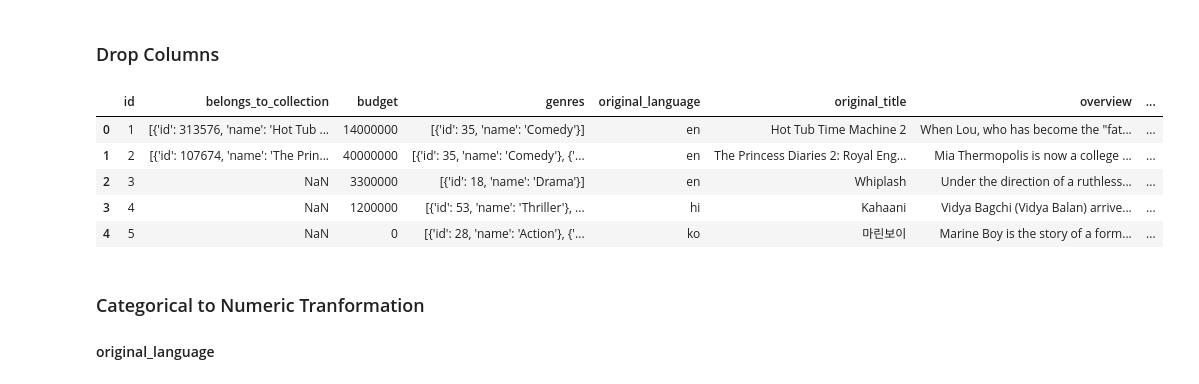
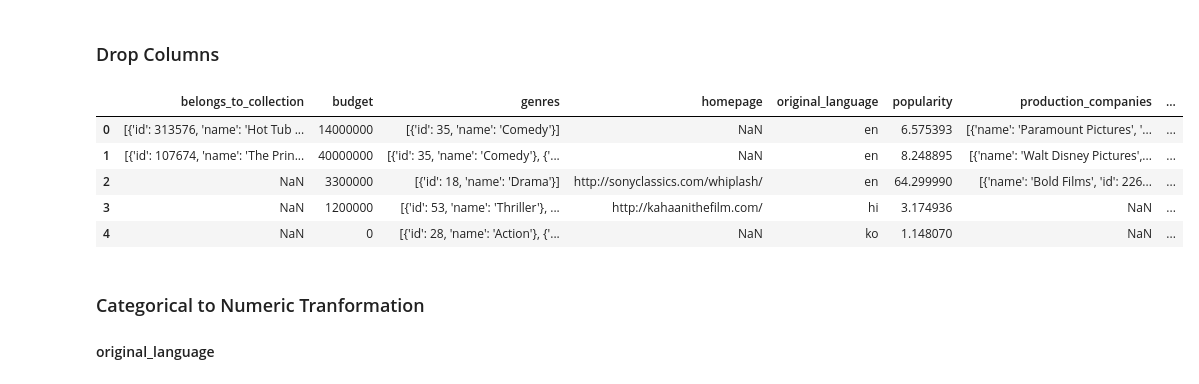
Before and after one commit to delf1/comp4211-project, a Jupyter notebook: code/COMP4211 Project.ipynb, the cells around one changed output. Cells and saved outputs as stored; diff of their text form; code cells hidden in the pictures.

```diff
--- a/code/COMP4211 Project.ipynb
+++ b/code/COMP4211 Project.ipynb
@@ -63,17 +64,17 @@ test.head()
 # %% [markdown]
 ### Drop Columns
 # %%
-train_X = train_X.drop(columns=["homepage", "imdb_id", "poster_path", "status"])
-test = test.drop(columns=["homepage", "imdb_id", "poster_path", "status"])
+train_X = train_X.drop(columns=["id", "imdb_id", "poster_path", "status", "original_title", "overview", "tagline", "title", "spoken_languages"])
+test = test.drop(columns=["id", "imdb_id", "poster_path", "status", "original_title", "overview", "tagline", "title", "spoken_languages"])
 
 train_X.head()
 # %% [output]
-|  | id | belongs_to_collection | budget | genres | original_language | original_title | overview | ... |
-| 0 | 1 | [{'id': 313576, 'name': 'Hot Tub ... | 14000000 | [{'id': 35, 'name': 'Comedy'}] | en | Hot Tub Time Machine 2 | When Lou, who has become the "fat... | ... |
-| 1 | 2 | [{'id': 107674, 'name': 'The Prin... | 40000000 | [{'id': 35, 'name': 'Comedy'}, {'... | en | The Princess Diaries 2: Royal Eng... | Mia Thermopolis is now a college ... | ... |
-| 2 | 3 | NaN | 3300000 | [{'id': 18, 'name': 'Drama'}] | en | Whiplash | Under the direction of a ruthless... | ... |
-| 3 | 4 | NaN | 1200000 | [{'id': 53, 'name': 'Thriller'}, ... | hi | Kahaani | Vidya Bagchi (Vidya Balan) arrive... | ... |
-| 4 | 5 | NaN | 0 | [{'id': 28, 'name': 'Action'}, {'... | ko | 마린보이 | Marine Boy is the story of a form... | ... |
+|  | belongs_to_collection | budget | genres | homepage | original_language | popularity | production_companies | ... |
+| 0 | [{'id': 313576, 'name': 'Hot Tub ... | 14000000 | [{'id': 35, 'name': 'Comedy'}] | NaN | en | 6.575393 | [{'name': 'Paramount Pictures', '... | ... |
+| 1 | [{'id': 107674, 'name': 'The Prin... | 40000000 | [{'id': 35, 'name': 'Comedy'}, {'... | NaN | en | 8.248895 | [{'name': 'Walt Disney Pictures',... | ... |
+| 2 | NaN | 3300000 | [{'id': 18, 'name': 'Drama'}] | http://sonyclassics.com/whiplash/ | en | 64.299990 | [{'name': 'Bold Films', 'id': 226... | ... |
+| 3 | NaN | 1200000 | [{'id': 53, 'name': 'Thriller'}, ... | http://kahaanithefilm.com/ | hi | 3.174936 | NaN | ... |
+| 4 | NaN | 0 | [{'id': 28, 'name': 'Action'}, {'... | NaN | ko | 1.148070 | NaN | ... |
 # %% [markdown]
 ### Categorical to Numeric Tranformation
 #### original_language
```
Also changed, not shown: parts of 61 cells of this notebook, 9 other files.
